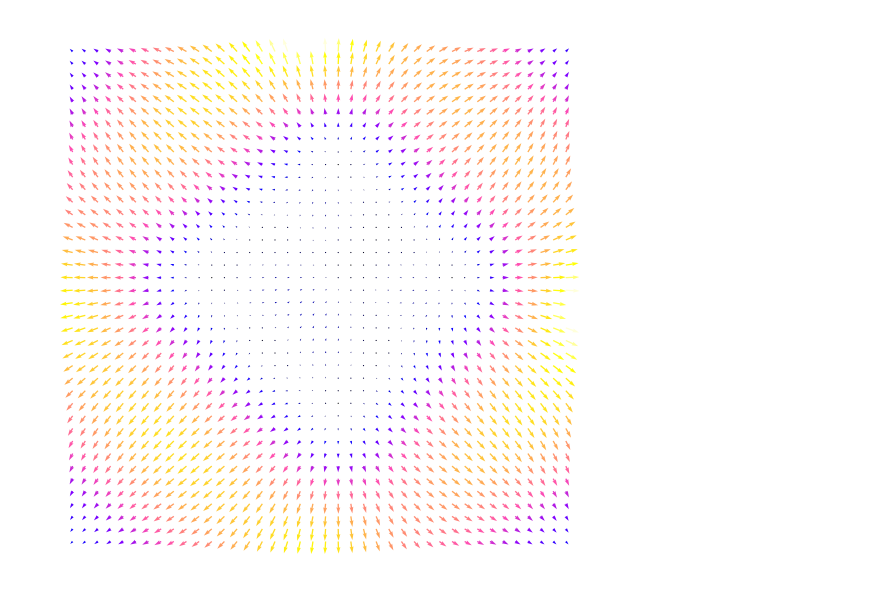
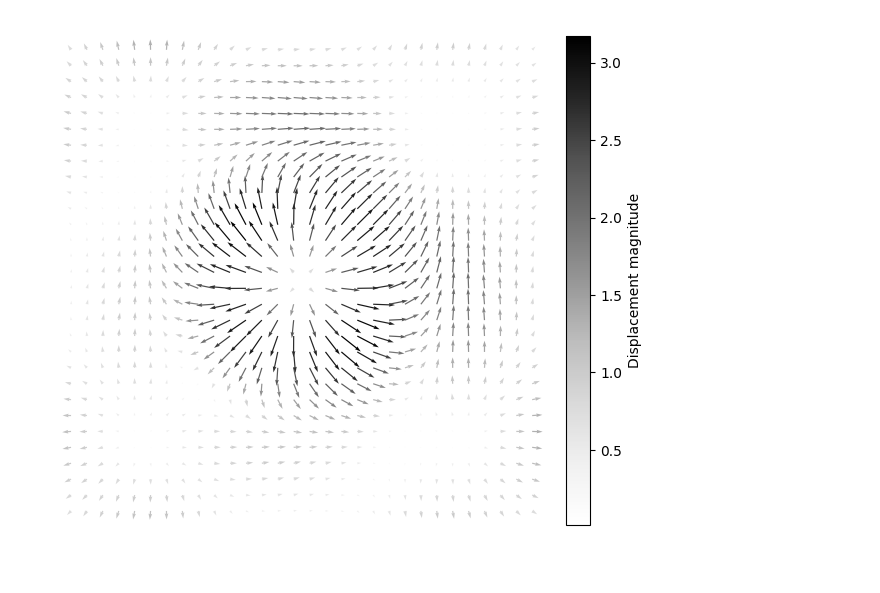
Before and after one commit to joasiee/elastix, a Jupyter notebook: experiments/notebooks/voxels.ipynb, the cells around one changed output. Saved outputs shown, nothing was run; the diff lists cells and outputs as text; code cells hidden in the pictures.

```diff
--- a/experiments/notebooks/voxels.ipynb
+++ b/experiments/notebooks/voxels.ipynb
@@ -68,7 +68,7 @@ def plot_voxels(data, y_slice_depth = 15, orientation=(0, -70), cmap_name='Greys
     plt.locator_params(axis='y', nbins=3)
     ax.view_init(*orientation)
 
-def plot_dvf(data, scale=None):
+def plot_dvf(data, scale=None, invert=False):
     if len(data.shape[:-1]) > 2:
         data = np.swapaxes(data, 0, 2)
         slice = data.shape[2]//2
@@ -77,14 +77,21 @@ def plot_dvf(data, scale=None):
         data = np.swapaxes(data, 0, 1)
 
     X, Y = np.meshgrid(np.arange(data.shape[0]), np.arange(data.shape[1]))
+    if invert:
+        X = X + data[..., 0]
+        Y = Y + data[..., 1]
+        data = -data
+
     u = data[:,:,0]
     v = data[:,:,1]
     c = np.sqrt(u**2 + v**2)
 
     fig, ax = plt.subplots(figsize =(7, 7))
-    ax.quiver(X, Y, v, u, c, scale=scale, units='xy', angles='xy', scale_units='xy', cmap=plt.cm.gnuplot2)
+    qq = ax.quiver(X, Y, v, u, c, scale=scale, units='xy', angles='xy', scale_units='xy', cmap=plt.cm.Greys)
 
     ax.axis('off')
+    ax.set_aspect('equal')
+    fig.colorbar(qq,fraction=0.045, pad=0.02, label='Displacement magnitude')
     plt.show()
 # %%
 from joblib import Parallel, delayed
@@ -128,10 +135,10 @@ def bending_energy(dvf):
 
   return np.sum(results) / np.prod(dvf.shape[:-1])
 # %%
-img, data = get_img_data(ROOT_DIR / "output" / "1663014674_examples_1_adaptivestochasticgradientdescent_652758" / "out" / "deformationField.mhd")
-plot_dvf(data)
+img, data = get_img_data(ROOT_DIR / "output" / "1663018757_synthetic_1_adaptivestochasticgradientdescent_990489" / "out" / "deformationField.mhd")
+plot_dvf(data, invert=False)
 # %% [output]
-[figure, old version]
+[figure, new version]
 # %%
 from joblib import Parallel, delayed
 import numdifftools as nd
```
